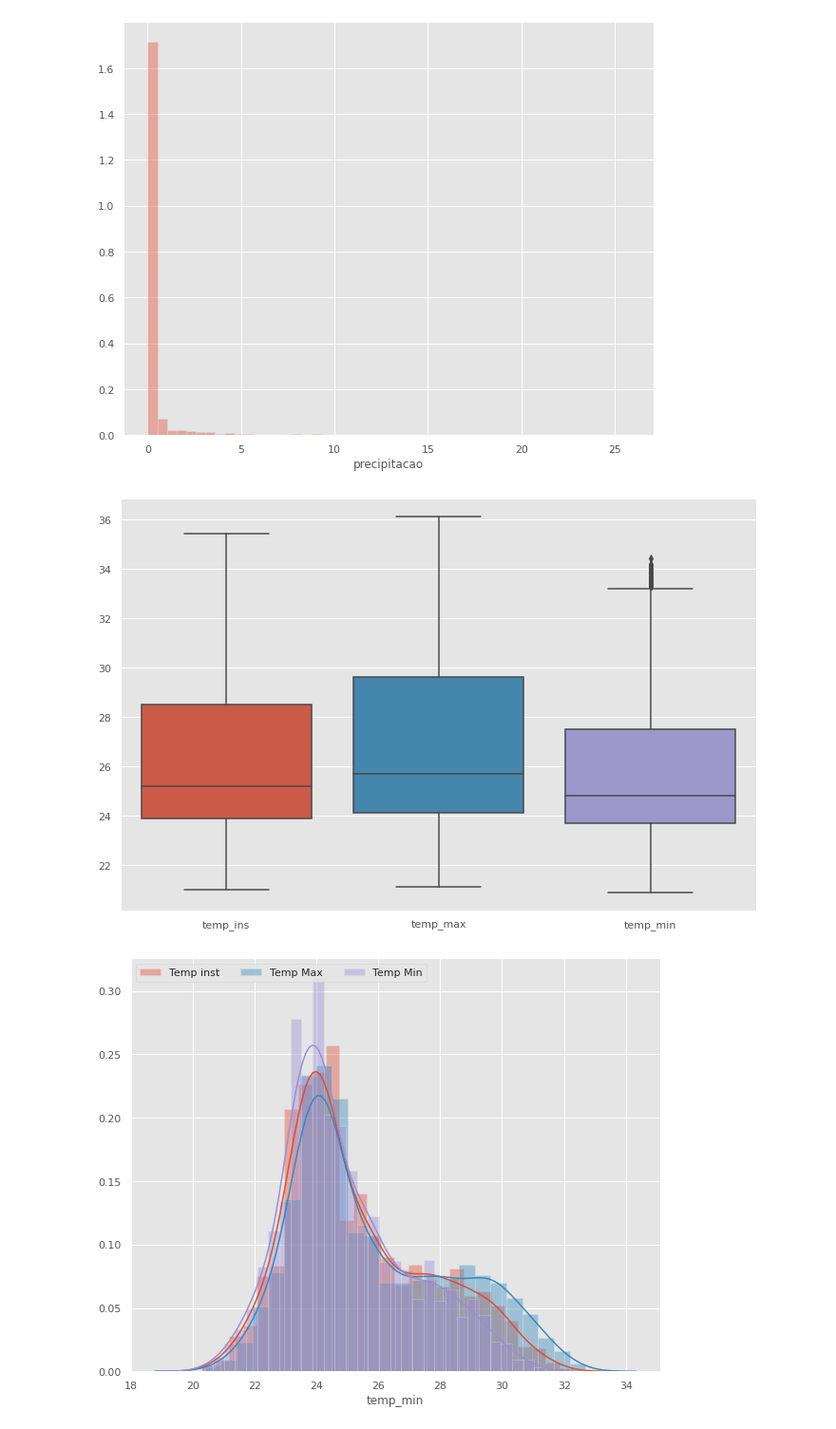
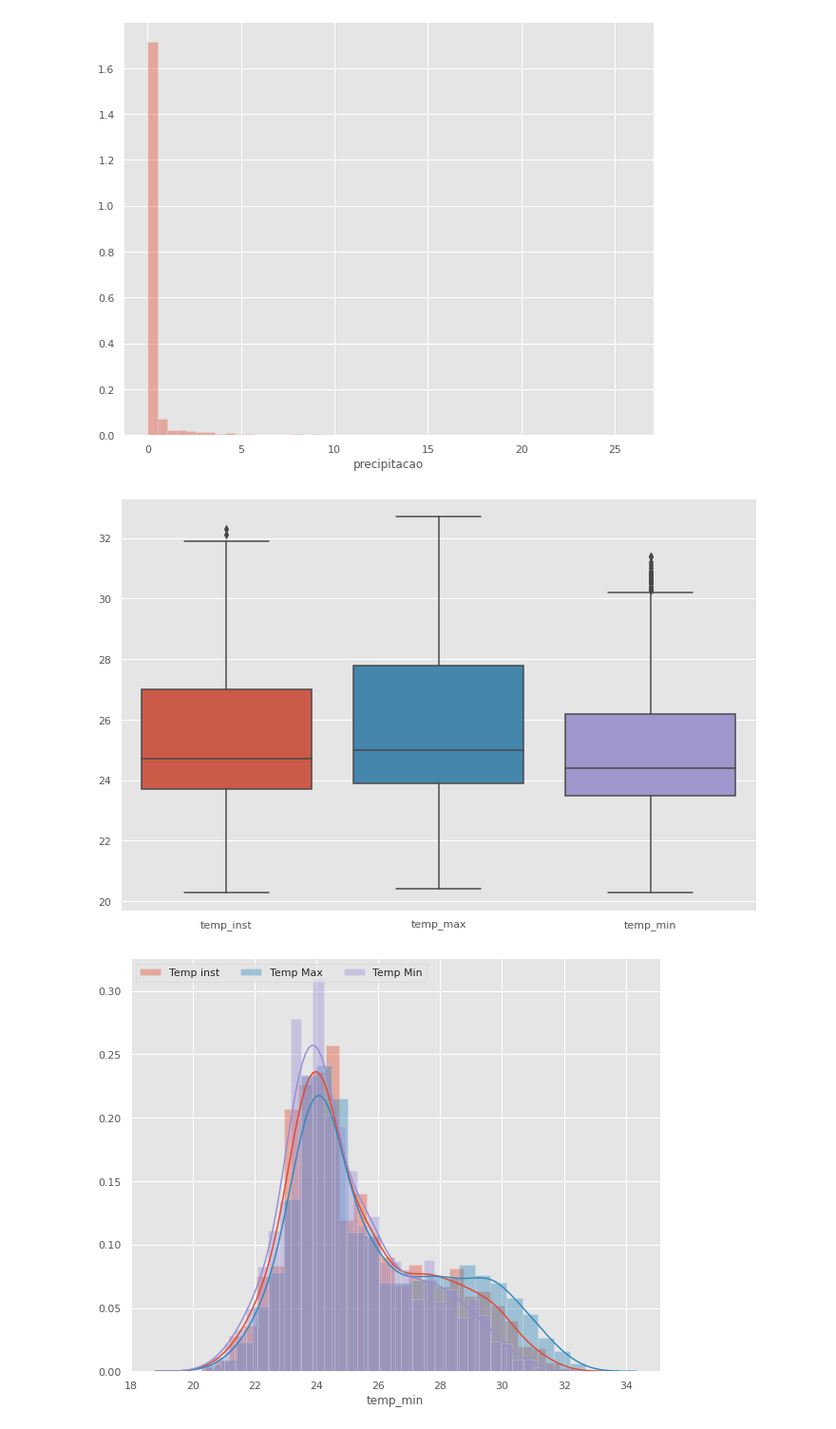
Before and after one commit to Douglas-cc/metereologia_amapa, a Jupyter notebook: src/EDA-Porto Grande.ipynb, the cells around one changed output. Shown: that part at 95% size. Cells and saved outputs as stored; diff of their text form; code cells hidden in the pictures.

```diff
--- a/src/EDA-Porto Grande.ipynb
+++ b/src/EDA-Porto Grande.ipynb
@@ -343,10 +343,10 @@ sns.distplot(portogrande.precipitacao)
 # %%
 # temperatura
 plt.subplots(figsize=(12, 8))
 
-sns.boxplot(data=portogrande.loc[:, ["temp_ins", "temp_max", "temp_min"]]);
+sns.boxplot(data=portogrande.loc[:, ["temp_inst", "temp_max", "temp_min"]]);
 # %% [output]
-[figure, old version]
+[figure, new version]
 # %%
 sns.distplot(portogrande.temp_inst)
 sns.distplot(portogrande.temp_max)
```
Also changed, not shown: parts of 32 cells of this notebook, 13 other files.
